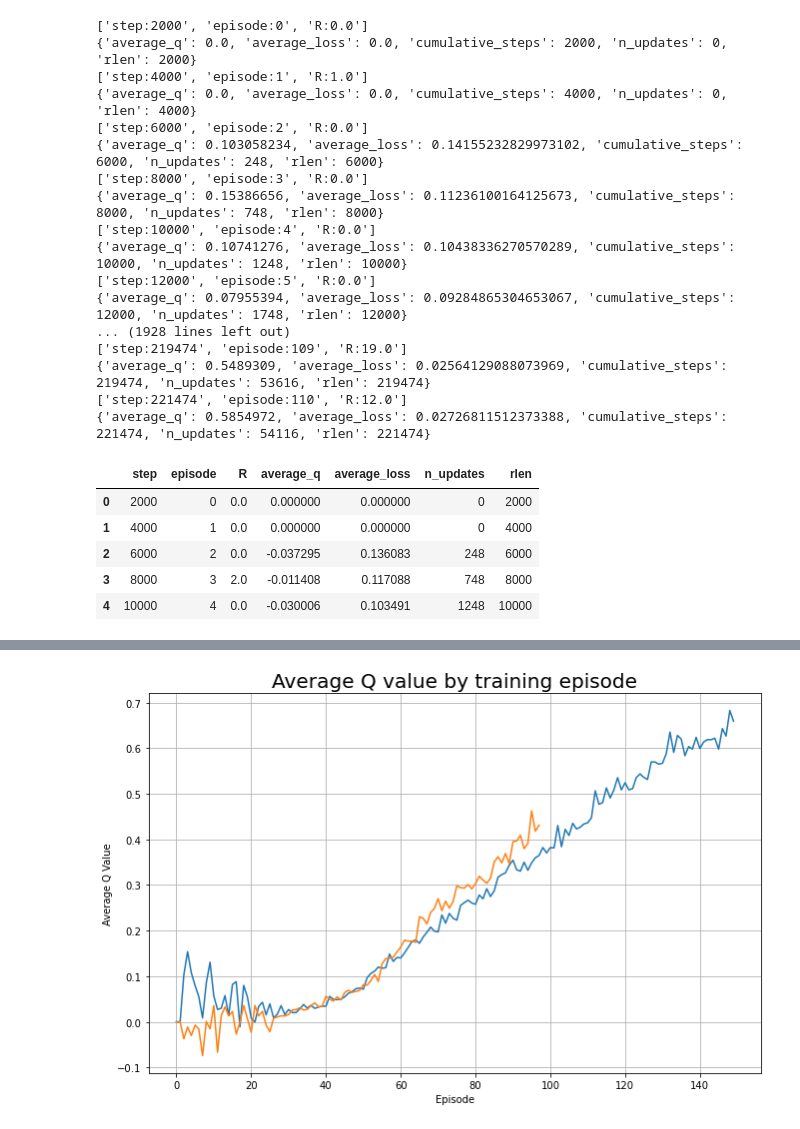
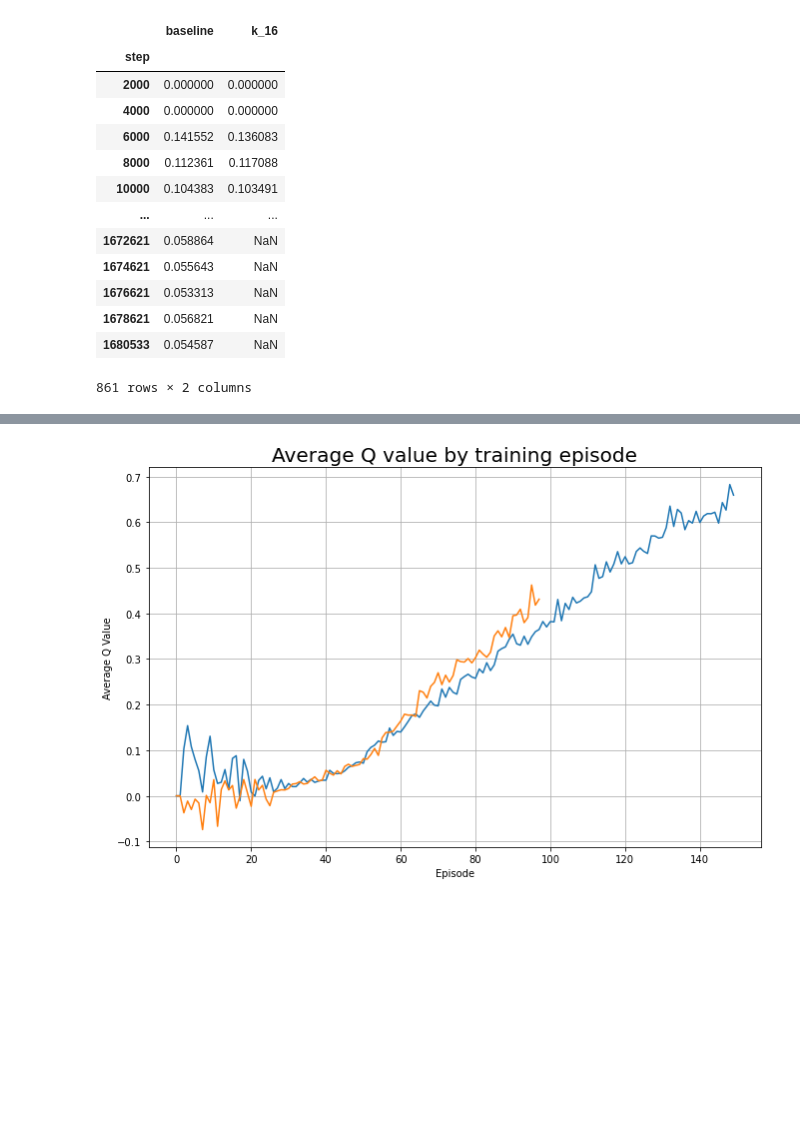
Before and after one commit to NiftyNico/DiamondsInTheRough, a Jupyter notebook: log_parser/20201130_sm_experiments.ipynb, the cells around one changed output, grey strips where cells are left out. Cells and saved outputs as stored; diff of their text form; code cells hidden in the pictures; blank space fills up the shorter version.

```diff
--- a/log_parser/20201130_sm_experiments.ipynb
+++ b/log_parser/20201130_sm_experiments.ipynb
@@ -22,9 +22,13 @@ def _parse_line(line):
             return key, match
     return None, None
 # %%
+train_losses = pd.DataFrame()
+train_q_values = pd.DataFrame()
+train_rewards = pd.DataFrame()
+
 for name, path in experiments.items():
-    statistics = {}
-    rewards = {}
+    statistics = []
+    rewards = []
 
     # read the log file, parse the fields, create a statistics and rewards list
     with open(f"{path}log.txt", 'r') as f:
@@ -33,54 +37,36 @@ for name, path in experiments.items():
             if key == 'statistics':
                 # replace nan with 0
                 stats = match.group('statistics').replace('nan', '0.0')
-                print(dict(eval(stats)))
                 # convert the list of tuples into a dict
-#                 s = dict(eval(stats))
-#                 statistics.append(dict(eval(stats)))
+                statistics.append(dict(eval(stats)))
 
             if key == 'result':
                 result = match.group('result').replace('nan', '0.0').split()
-                print(result)
-#                 rewards.append(dict(map(lambda s : s.split(':'), result)))
-                # the dict values are strings, should be int. convert here, or in dataframe?
-                #print(step, episode, reward)
+                rewards.append(dict(map(lambda s : s.split(':'), result)))
 
-#     print(statistics)
-#     print(rewards)
+        df = pd.DataFrame.from_records(statistics, index='cumulative_steps').rename_axis('step')
+        train_losses[name] = df['average_loss']
+        train_q_values[name] = df['average_q']
+        df = pd.DataFrame(rewards).apply(pd.to_numeric).set_index('step')
+        train_rewards[name] = df['R']
 
-#     train_rewards = pd.DataFrame(rewards)
-# train_losses = pd.DataFrame()
-# train_q_values = pd.DataFrame()
-
-#     # convert from strings to numeric
-#     df = pd.DataFrame(rewards).apply(pd.to_numeric)
 
 #     # join per epoch training rewards and statistics on steps
 #     df = df.join(pd.DataFrame(statistics).set_index('cumulative_steps'), on='step')
-# %% [output]
-['step:2000', 'episode:0', 'R:0.0']
-{'average_q': 0.0, 'average_loss': 0.0, 'cumulative_steps': 2000, 'n_updates': 0, 'rlen': 2000}
-['step:4000', 'episode:1', 'R:1.0']
-{'average_q': 0.0, 'average_loss': 0.0, 'cumulative_steps': 4000, 'n_updates': 0, 'rlen': 4000}
-['step:6000', 'episode:2', 'R:0.0']
-{'average_q': 0.103058234, 'average_loss': 0.14155232829973102, 'cumulative_steps': 6000, 'n_updates': 248, 'rlen': 6000}
-['step:8000', 'episode:3', 'R:0.0']
-{'average_q': 0.15386656, 'average_loss': 0.11236100164125673, 'cumulative_steps': 8000, 'n_updates': 748, 'rlen': 8000}
-['step:10000', 'episode:4', 'R:0.0']
-{'average_q': 0.10741276, 'average_loss': 0.10438336270570289, 'cumulative_steps': 10000, 'n_updates': 1248, 'rlen': 10000}
-['step:12000', 'episode:5', 'R:0.0']
-{'average_q': 0.07955394, 'average_loss': 0.09284865304653067, 'cumulative_steps': 12000, 'n_updates': 1748, 'rlen': 12000}
-... (1928 lines left out)
-['step:219474', 'episode:109', 'R:19.0']
-{'average_q': 0.5489309, 'average_loss': 0.02564129088073969, 'cumulative_steps': 219474, 'n_updates': 53616, 'rlen': 219474}
-['step:221474', 'episode:110', 'R:12.0']
-{'average_q': 0.5854972, 'average_loss': 0.02726811512373388, 'cumulative_steps': 221474, 'n_updates': 54116, 'rlen': 221474}
-# %%
-df.head()
-# %% [output]
-|  | step | episode | R | average_q | average_loss | n_updates | rlen |
-| 0 | 2000 | 0 | 0.0 | 0.000000 | 0.000000 | 0 | 2000 |
-| 1 | 4000 | 1 | 0.0 | 0.000000 | 0.000000 | 0 | 4000 |
-| 2 | 6000 | 2 | 0.0 | -0.037295 | 0.136083 | 248 | 6000 |
-| 3 | 8000 | 3 | 2.0 | -0.011408 | 0.117088 | 748 | 8000 |
-| 4 | 10000 | 4 | 0.0 | -0.030006 | 0.103491 | 1248 | 10000 |
+# %%
+train_losses
+# %% [output]
+|  | baseline | k_16 |
+| step |  |  |
+| 2000 | 0.000000 | 0.000000 |
+| 4000 | 0.000000 | 0.000000 |
+| 6000 | 0.141552 | 0.136083 |
+| 8000 | 0.112361 | 0.117088 |
+| 10000 | 0.104383 | 0.103491 |
+| ... | ... | ... |
+| 1672621 | 0.058864 | NaN |
+| 1674621 | 0.055643 | NaN |
+| 1676621 | 0.053313 | NaN |
+| 1678621 | 0.056821 | NaN |
+| 1680533 | 0.054587 | NaN |
+861 rows × 2 columns
```
Also changed, not shown: parts of 3 cells of this notebook.
